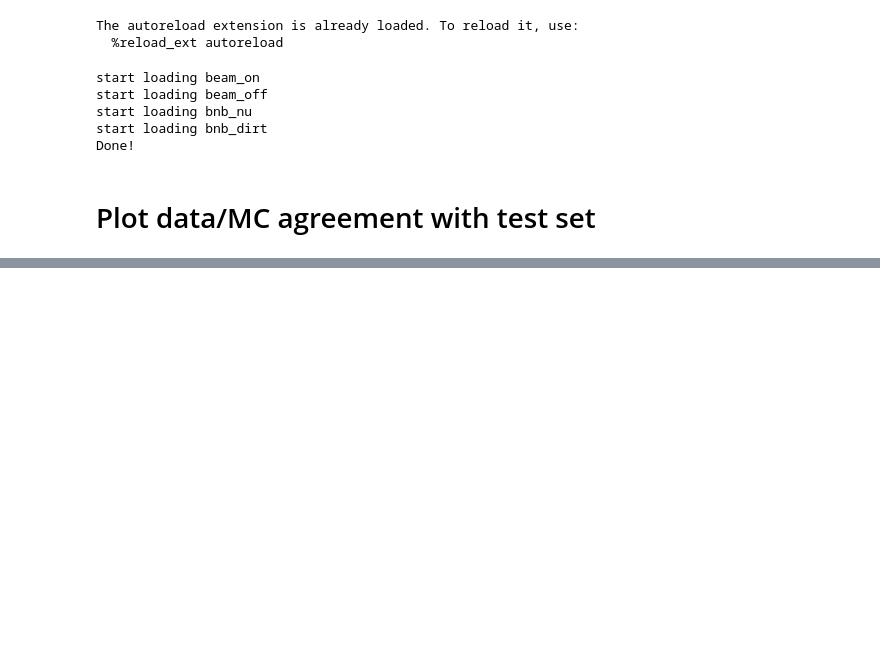
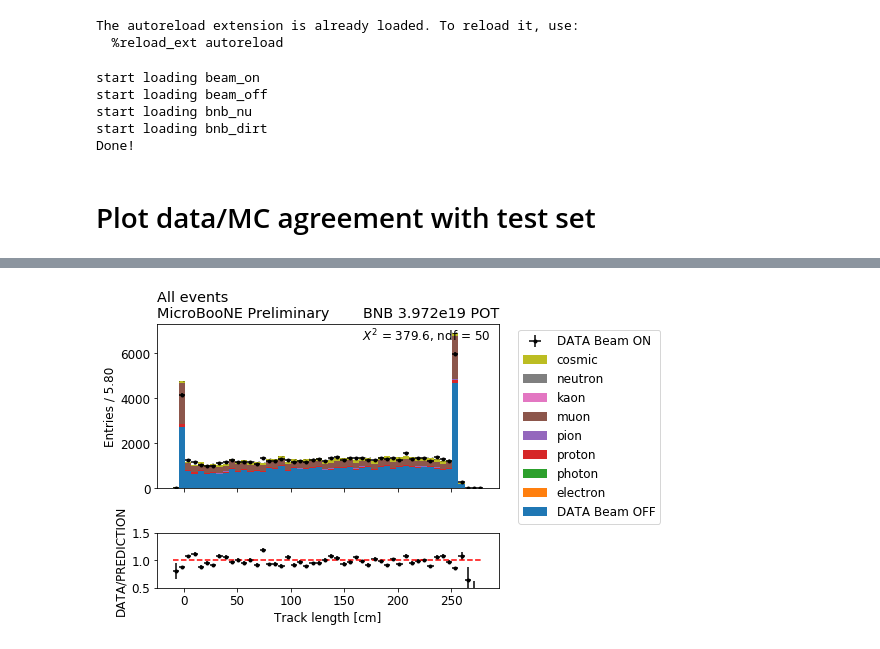
Before and after one commit to nfoppiani/calorimetry_likelihood, a Jupyter notebook: calorimetry_likelihood/calorimetry_likelihood_stopping_muons.ipynb, the cells around one changed output, grey strips where cells are left out. Saved outputs shown, nothing was run; the diff lists cells and outputs as text; code cells hidden in the pictures; blank space fills up the shorter version.

```diff
--- a/calorimetry_likelihood/calorimetry_likelihood_stopping_muons.ipynb
+++ b/calorimetry_likelihood/calorimetry_likelihood_stopping_muons.ipynb
@@ -199,3 +206,27 @@ IndexError: too many indices for array
+# %%
+# save_folder = save_folder_data_mc
+def sel_function(array):
+    return (array['longest'] == 1) &\
+            (array['trk_score'] > 0.8) &\
+            (array['start_is_fiducial']) &\
+            (array['end_is_fiducial'])
+
+
+selection = sel_function
+title = 'All events'
+out = my_plotter.plot_pot_normalised_var(variable='trk_sce_start_x',
+                                   binning=[50, -10, 280],
+                                   categories=pdg_categories,
+                                   additional_selection=selection,
+                                   prediction_datasets=['bnb_dirt', 'bnb_nu'],
+                                   xlabel=r'Track length [cm]',
+                                   title=title,
+                                   log=False,
+                                   subtracted=False,
+                                   onebin=False)
+# plt.savefig(save_folder + 'n_pfps_allevents.png', dpi=300)
+# %% [output]
+[figure, added]
 # %%
 parameters_names = ['rr', 'pitch']
 parameters_bin_edges = [[0., 2, 4, 7, 10, 15, 20, 30, 50, 100, 150, 200, 250, 300, 1000],
```
Also changed, not shown: parts of 7 cells of this notebook, 5 other files.
